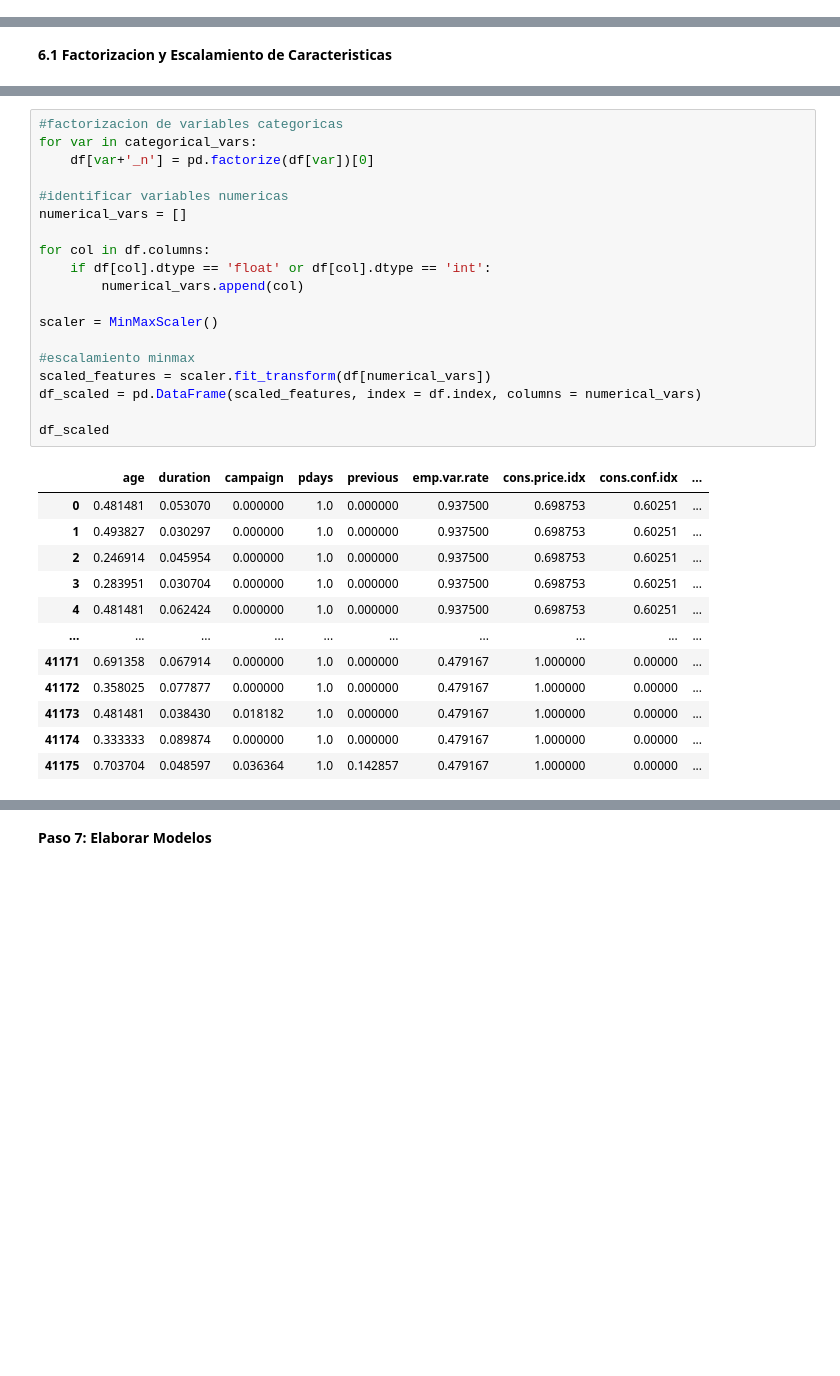
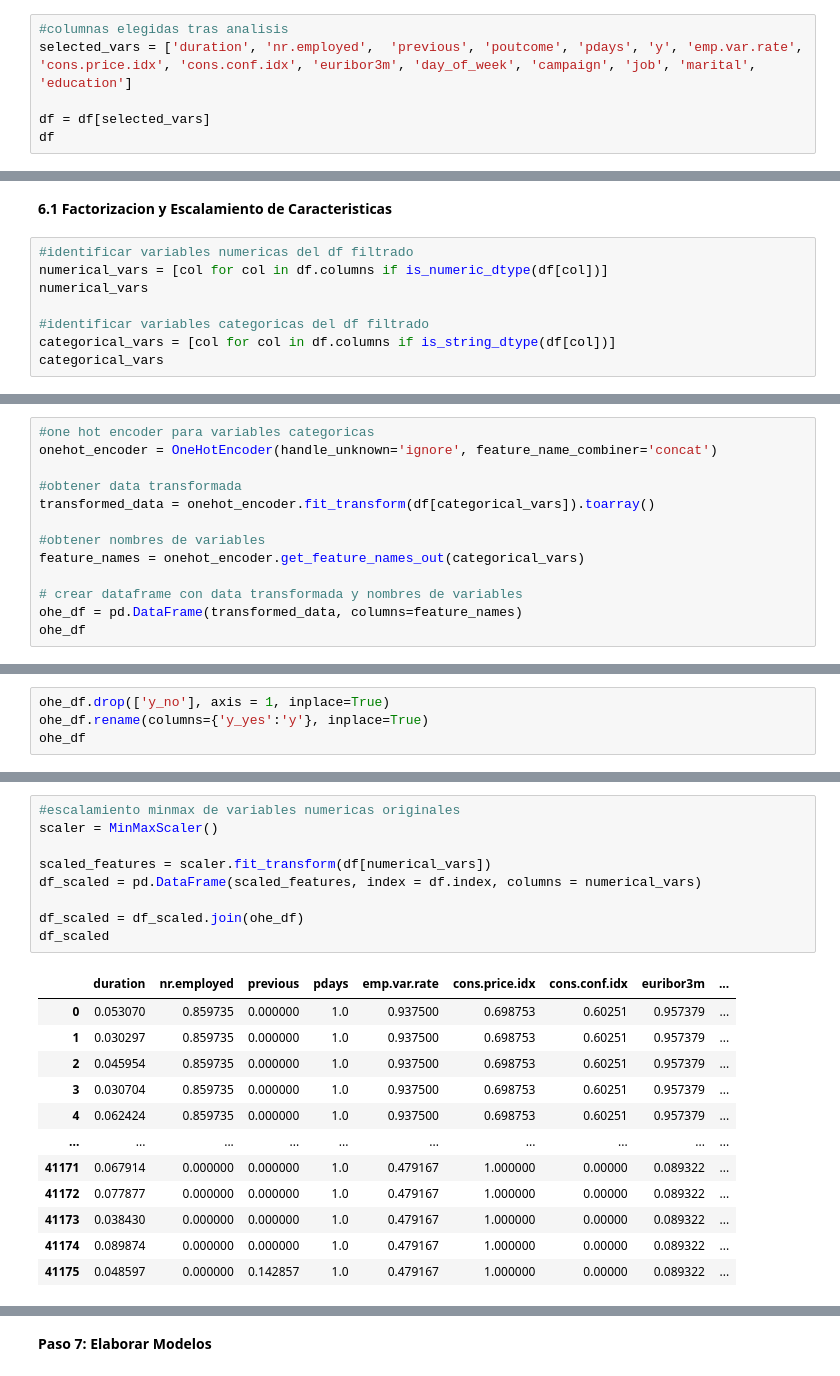
Before and after one commit to jilemp/machine-learning-python-template, a Jupyter notebook: src/logistic_regression_project_tutorial.ipynb, the cells around one changed output, grey strips where cells are left out. Cells and saved outputs as stored; diff of their text form; blank space fills up the shorter version.

```diff
--- a/src/logistic_regression_project_tutorial.ipynb
+++ b/src/logistic_regression_project_tutorial.ipynb
@@ -464,3 +474,9 @@ nonexistent    35551
 failure         4252
 success         1373
 Name: count, dtype: int64
+# %%
+#columnas elegidas tras analisis
+selected_vars = ['duration', 'nr.employed',  'previous', 'poutcome', 'pdays', 'y', 'emp.var.rate', 'cons.price.idx', 'cons.conf.idx', 'euribor3m', 'day_of_week', 'campaign', 'job', 'marital', 'education']
+
+df = df[selected_vars]
+df
@@ -467,2 +497,10 @@ Name: count, dtype: int64
 # %% [markdown]
 **6.1 Factorizacion y Escalamiento de Caracteristicas**
+# %%
+#identificar variables numericas del df filtrado
+numerical_vars = [col for col in df.columns if is_numeric_dtype(df[col])]
+numerical_vars
+
+#identificar variables categoricas del df filtrado
+categorical_vars = [col for col in df.columns if is_string_dtype(df[col])]
+categorical_vars
@@ -468,0 +521,13 @@ Name: count, dtype: int64
+# %%
+#one hot encoder para variables categoricas
+onehot_encoder = OneHotEncoder(handle_unknown='ignore', feature_name_combiner='concat')
+
+#obtener data transformada
+transformed_data = onehot_encoder.fit_transform(df[categorical_vars]).toarray()
+
+#obtener nombres de variables
+feature_names = onehot_encoder.get_feature_names_out(categorical_vars)
+
+# crear dataframe con data transformada y nombres de variables
+ohe_df = pd.DataFrame(transformed_data, columns=feature_names)
+ohe_df
@@ -468,0 +562,4 @@ Name: count, dtype: int64
+# %%
+ohe_df.drop(['y_no'], axis = 1, inplace=True)
+ohe_df.rename(columns={'y_yes':'y'}, inplace=True)
+ohe_df
@@ -469,32 +580,22 @@ Name: count, dtype: int64
 # %%
-#factorizacion de variables categoricas
-for var in categorical_vars:
-    df[var+'_n'] = pd.factorize(df[var])[0]
-
-#identificar variables numericas
-numerical_vars = []
-
-for col in df.columns:
-    if df[col].dtype == 'float' or df[col].dtype == 'int':
-        numerical_vars.append(col)
-
+#escalamiento minmax de variables numericas originales
 scaler = MinMaxScaler()
 
-#escalamiento minmax
 scaled_features = scaler.fit_transform(df[numerical_vars])
 df_scaled = pd.DataFrame(scaled_features, index = df.index, columns = numerical_vars)
 
+df_scaled = df_scaled.join(ohe_df)
 df_scaled
 # %% [output]
-|  | age | duration | campaign | pdays | previous | emp.var.rate | cons.price.idx | cons.conf.idx | ... |
-| 0 | 0.481481 | 0.053070 | 0.000000 | 1.0 | 0.000000 | 0.937500 | 0.698753 | 0.60251 | ... |
-| 1 | 0.493827 | 0.030297 | 0.000000 | 1.0 | 0.000000 | 0.937500 | 0.698753 | 0.60251 | ... |
-| 2 | 0.246914 | 0.045954 | 0.000000 | 1.0 | 0.000000 | 0.937500 | 0.698753 | 0.60251 | ... |
-| 3 | 0.283951 | 0.030704 | 0.000000 | 1.0 | 0.000000 | 0.937500 | 0.698753 | 0.60251 | ... |
-| 4 | 0.481481 | 0.062424 | 0.000000 | 1.0 | 0.000000 | 0.937500 | 0.698753 | 0.60251 | ... |
+|  | duration | nr.employed | previous | pdays | emp.var.rate | cons.price.idx | cons.conf.idx | euribor3m | ... |
+| 0 | 0.053070 | 0.859735 | 0.000000 | 1.0 | 0.937500 | 0.698753 | 0.60251 | 0.957379 | ... |
+| 1 | 0.030297 | 0.859735 | 0.000000 | 1.0 | 0.937500 | 0.698753 | 0.60251 | 0.957379 | ... |
+| 2 | 0.045954 | 0.859735 | 0.000000 | 1.0 | 0.937500 | 0.698753 | 0.60251 | 0.957379 | ... |
+| 3 | 0.030704 | 0.859735 | 0.000000 | 1.0 | 0.937500 | 0.698753 | 0.60251 | 0.957379 | ... |
+| 4 | 0.062424 | 0.859735 | 0.000000 | 1.0 | 0.937500 | 0.698753 | 0.60251 | 0.957379 | ... |
 | ... | ... | ... | ... | ... | ... | ... | ... | ... | ... |
-| 41171 | 0.691358 | 0.067914 | 0.000000 | 1.0 | 0.000000 | 0.479167 | 1.000000 | 0.00000 | ... |
-| 41172 | 0.358025 | 0.077877 | 0.000000 | 1.0 | 0.000000 | 0.479167 | 1.000000 | 0.00000 | ... |
-| 41173 | 0.481481 | 0.038430 | 0.018182 | 1.0 | 0.000000 | 0.479167 | 1.000000 | 0.00000 | ... |
-| 41174 | 0.333333 | 0.089874 | 0.000000 | 1.0 | 0.000000 | 0.479167 | 1.000000 | 0.00000 | ... |
-| 41175 | 0.703704 | 0.048597 | 0.036364 | 1.0 | 0.142857 | 0.479167 | 1.000000 | 0.00000 | ... |
+| 41171 | 0.067914 | 0.000000 | 0.000000 | 1.0 | 0.479167 | 1.000000 | 0.00000 | 0.089322 | ... |
+| 41172 | 0.077877 | 0.000000 | 0.000000 | 1.0 | 0.479167 | 1.000000 | 0.00000 | 0.089322 | ... |
+| 41173 | 0.038430 | 0.000000 | 0.000000 | 1.0 | 0.479167 | 1.000000 | 0.00000 | 0.089322 | ... |
+| 41174 | 0.089874 | 0.000000 | 0.000000 | 1.0 | 0.479167 | 1.000000 | 0.00000 | 0.089322 | ... |
+| 41175 | 0.048597 | 0.000000 | 0.142857 | 1.0 | 0.479167 | 1.000000 | 0.00000 | 0.089322 | ... |
```
Also changed, not shown: parts of 20 cells of this notebook.
